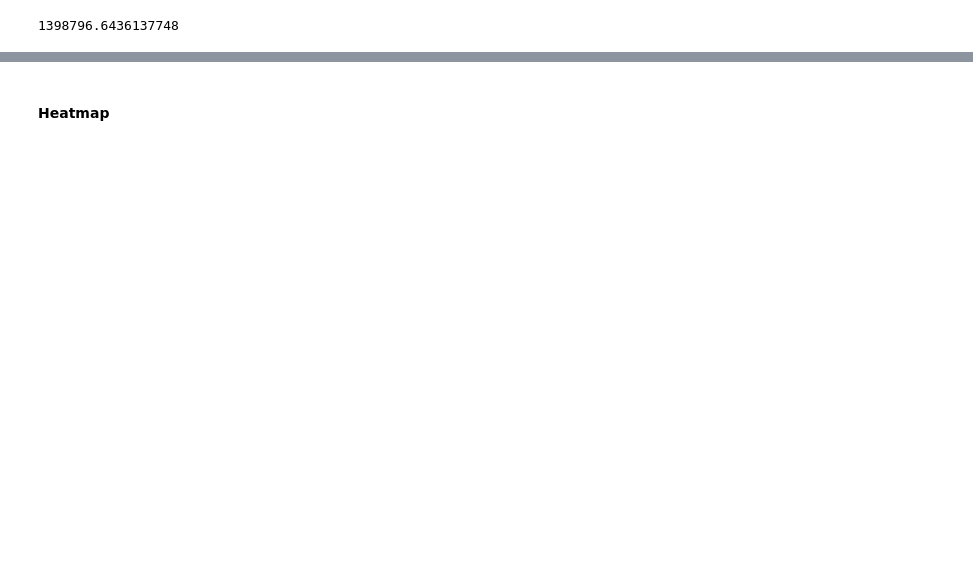
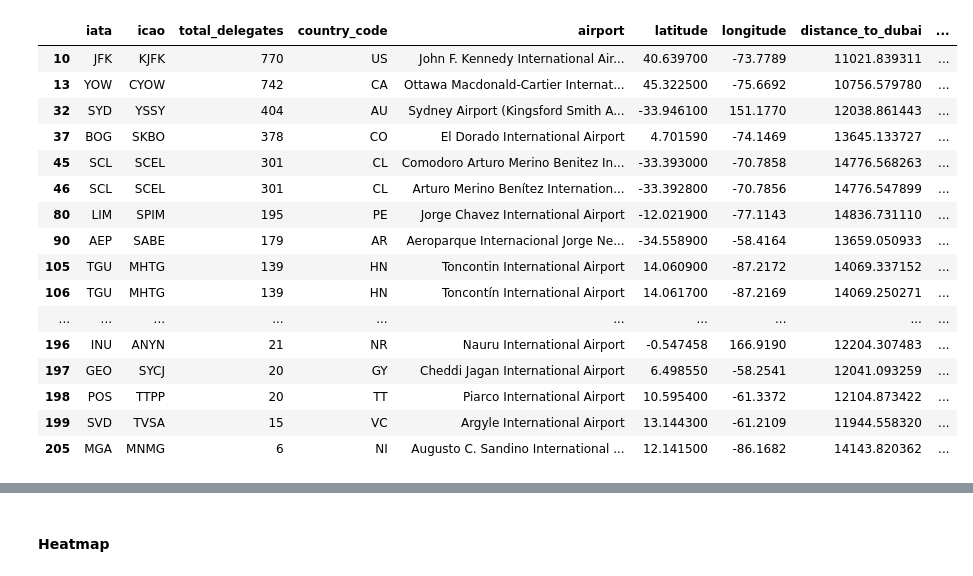
Before and after one commit to lukasschirren/COP_flight_analysis, a Jupyter notebook: cop28_delegate_list.ipynb, the cells around one changed output, grey strips where cells are left out. Cells and saved outputs as stored; diff of their text form; code cells hidden in the pictures; blank space fills up the shorter version.

```diff
--- a/cop28_delegate_list.ipynb
+++ b/cop28_delegate_list.ipynb
@@ -74,4 +71,20 @@ airport_location
 # %%
-sum(airport_location['distance_to_dubai'])
+airport_location[airport_location['distance_to_dubai'] >= 10000]
 # %% [output]
-1398796.6436137748
+|  | iata | icao | total_delegates | country_code | airport | latitude | longitude | distance_to_dubai | ... |
+| 10 | JFK | KJFK | 770 | US | John F. Kennedy International Air... | 40.639700 | -73.7789 | 11021.839311 | ... |
+| 13 | YOW | CYOW | 742 | CA | Ottawa Macdonald-Cartier Internat... | 45.322500 | -75.6692 | 10756.579780 | ... |
+| 32 | SYD | YSSY | 404 | AU | Sydney Airport (Kingsford Smith A... | -33.946100 | 151.1770 | 12038.861443 | ... |
+| 37 | BOG | SKBO | 378 | CO | El Dorado International Airport | 4.701590 | -74.1469 | 13645.133727 | ... |
+| 45 | SCL | SCEL | 301 | CL | Comodoro Arturo Merino Benitez In... | -33.393000 | -70.7858 | 14776.568263 | ... |
+| 46 | SCL | SCEL | 301 | CL | Arturo Merino Benítez Internation... | -33.392800 | -70.7856 | 14776.547899 | ... |
+| 80 | LIM | SPIM | 195 | PE | Jorge Chavez International Airport | -12.021900 | -77.1143 | 14836.731110 | ... |
+| 90 | AEP | SABE | 179 | AR | Aeroparque Internacional Jorge Ne... | -34.558900 | -58.4164 | 13659.050933 | ... |
+| 105 | TGU | MHTG | 139 | HN | Toncontin International Airport | 14.060900 | -87.2172 | 14069.337152 | ... |
+| 106 | TGU | MHTG | 139 | HN | Toncontín International Airport | 14.061700 | -87.2169 | 14069.250271 | ... |
+| ... | ... | ... | ... | ... | ... | ... | ... | ... | ... |
+| 196 | INU | ANYN | 21 | NR | Nauru International Airport | -0.547458 | 166.9190 | 12204.307483 | ... |
+| 197 | GEO | SYCJ | 20 | GY | Cheddi Jagan International Airport | 6.498550 | -58.2541 | 12041.093259 | ... |
+| 198 | POS | TTPP | 20 | TT | Piarco International Airport | 10.595400 | -61.3372 | 12104.873422 | ... |
+| 199 | SVD | TVSA | 15 | VC | Argyle International Airport | 13.144300 | -61.2109 | 11944.558320 | ... |
+| 205 | MGA | MNMG | 6 | NI | Augusto C. Sandino International ... | 12.141500 | -86.1682 | 14143.820362 | ... |
```
Also changed, not shown: parts of 15 cells of this notebook, 4 other files.
